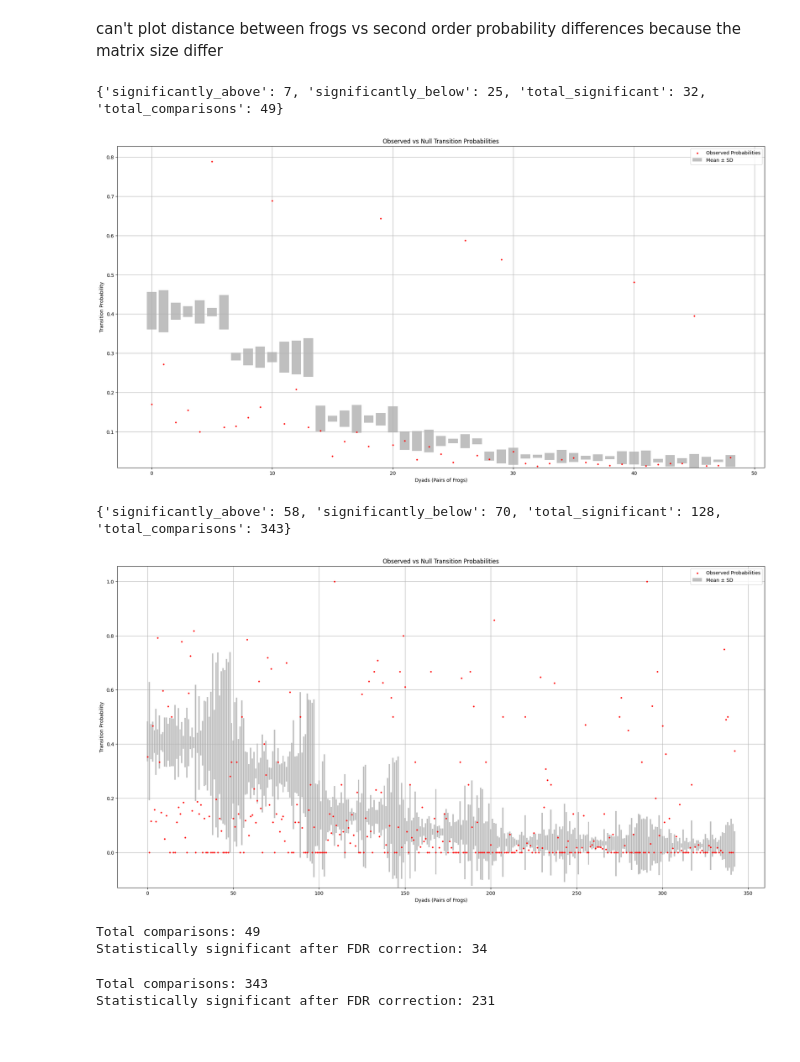
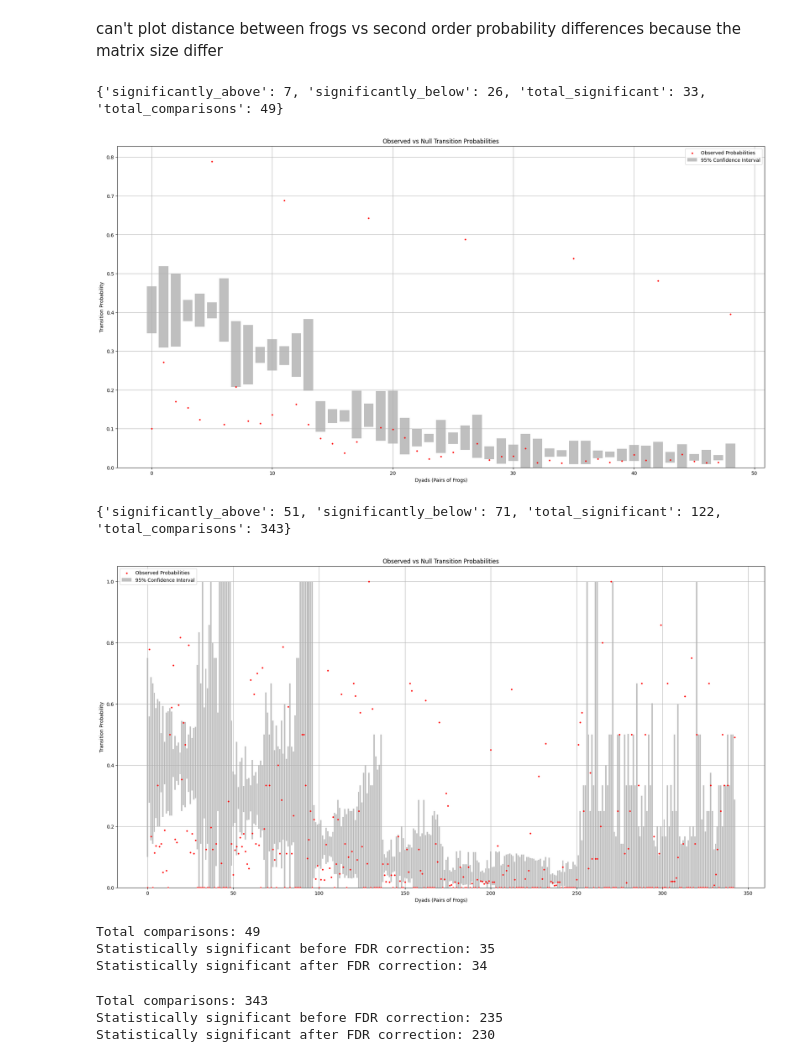
Before and after one commit to RoniAriel/ProbabilityMatrix, a Jupyter notebook: Transtion_prob.ipynb, the cells around one changed output. Drawn from its saved outputs; the diff is of its cells as text; code cells hidden in the pictures.

Commit message:
fdr correction

```diff
--- a/Transtion_prob.ipynb
+++ b/Transtion_prob.ipynb
@@ -86,8 +86,8 @@ first_order_std_null = first_order_shuffled_matrix.std( axis=0)
 # %%
 second_order_observed_matrix = compute_transition_matrix(frog_sequence,order=2)
-second_order_shuffled_matrix = generate_shuffled_sequences(n_shuffles=1000,markov_order=2)
-second_order_mean_null = second_order_shuffled_matrix.mean( axis=0)
-second_order_std_null = second_order_shuffled_matrix.std( axis=0)
+second_order_shuffled_matrices = generate_shuffled_sequences(n_shuffles=1000,markov_order=2)
+second_order_mean_null = second_order_shuffled_matrices.mean( axis=0)
+second_order_std_null = second_order_shuffled_matrices.std( axis=0)
 # %%
 def distance_vs_prob_diff(frog_coordinates,observed_matric,mean_null):
 
@@ -198,13 +185,13 @@ def plot_dyads(mean_null, std_null, observed_matrix,threshold,title="Observed vs
 # %%
-plot_dyads(first_order_mean_null,first_order_std_null,first_order_observed_matrix,2)
+plot_dyads(first_order_shuffled_matrices,first_order_observed_matrix)
 # %% [output]
-{'significantly_above': 7, 'significantly_below': 25, 'total_significant': 32, 'total_comparisons': 49}
+{'significantly_above': 7, 'significantly_below': 26, 'total_significant': 33, 'total_comparisons': 49}
-[figure, old version]
+[figure, new version]
 # %%
-plot_dyads(second_order_mean_null,second_order_std_null,second_order_observed_matrix,2)
+(second_order_shuffled_matrices,second_order_observed_matrix)
 # %% [output]
-{'significantly_above': 58, 'significantly_below': 70, 'total_significant': 128, 'total_comparisons': 343}
+{'significantly_above': 51, 'significantly_below': 71, 'total_significant': 122, 'total_comparisons': 343}
-[figure, old version]
+[figure, new version]
 # %%
 def correct_p_values_fdr(shuffled_transition_prop, data_transition_prop, n_shuffles, q):
     vals_grt_observed = np.divide(((shuffled_transition_prop >= data_transition_prop).sum(axis=0)), n_shuffles)
@@ -223,15 +214,17 @@ def correct_p_values_fdr(shuffled_transition_prop, data_transition_prop, n_shuff
     return reject, pvals_corrected
 # %%
 
-reject_for_first_order, pvals_corrected = correct_p_values_fdr(first_order_shuffled_matrix, first_order_observed_matrix, 1000, 0.05)
+reject_for_first_order, pvals_corrected = correct_p_values_fdr(first_order_shuffled_matrices, first_order_observed_matrix, 1000, 0.05)
 # %% [output]
 Total comparisons: 49
+Statistically significant before FDR correction: 35
 Statistically significant after FDR correction: 34
 # %%
-reject_for_second_order, pvals_corrected_for_second = correct_p_values_fdr(second_order_shuffled_matrix, second_order_observed_matrix, 1000, 0.05)
+ reject_for_second_order, pvals_corrected_for_second = correct_p_values_fdr(second_order_shuffled_matrices, second_order_observed_matrix, 1000, 0.05)
 # %% [output]
 Total comparisons: 343
-Statistically significant after FDR correction: 231
+Statistically significant before FDR correction: 235
+Statistically significant after FDR correction: 230
 # %%
 def check_null_distribution(matrix_from_shuffled):
     for i in range(n_frogs):
```
Also changed, not shown: parts of 5 cells of this notebook.
